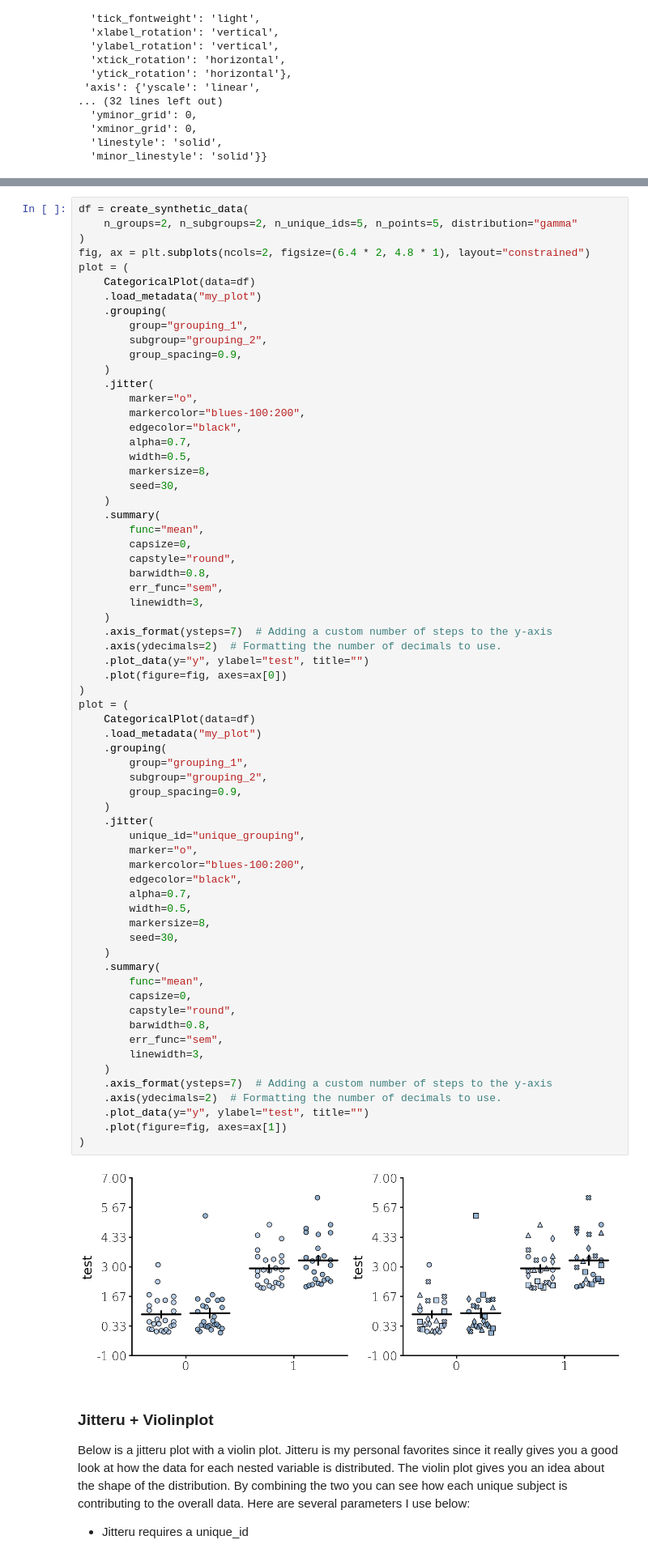
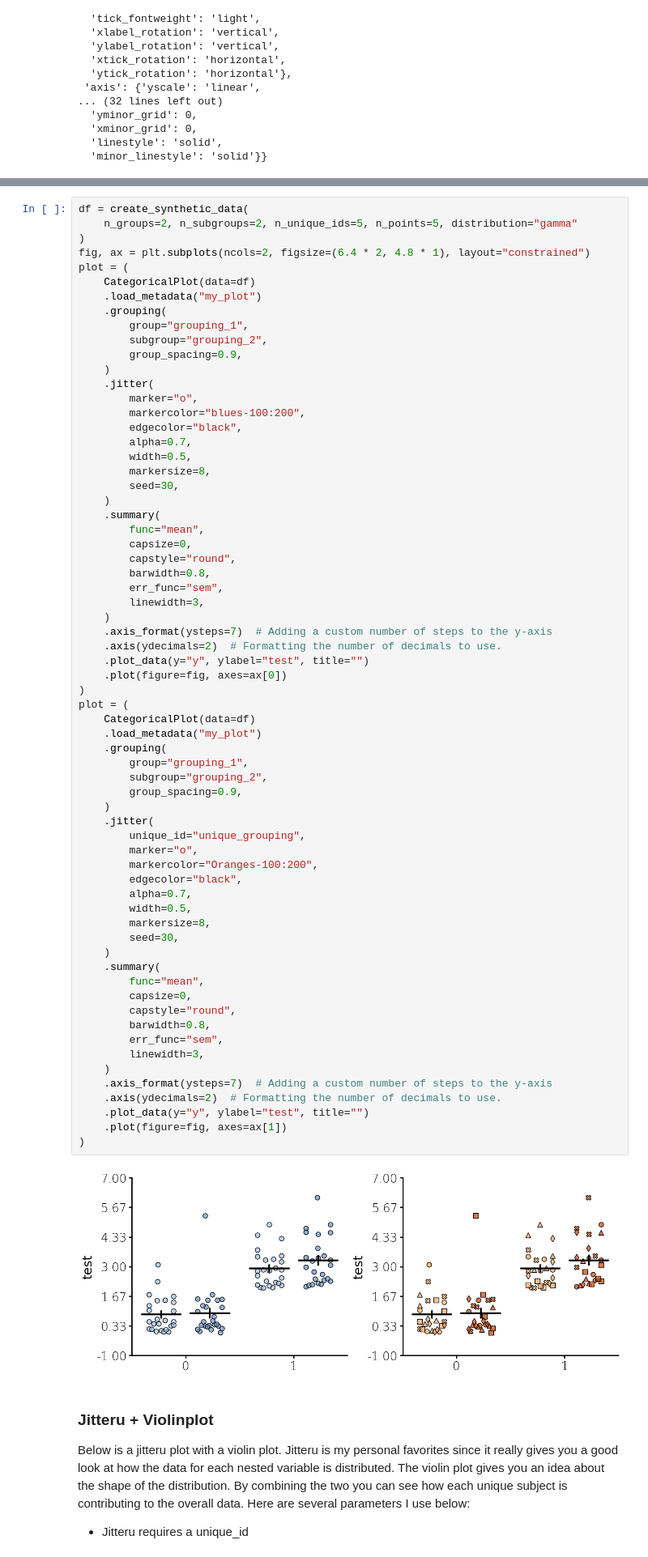
Before and after one commit to LarsHenrikNelson/lithos, a Jupyter notebook: README.ipynb, the cells around one changed output, grey strips where cells are left out. Shown at 81% size. Cells and saved outputs as stored; diff of their text form.

```diff
--- a/README.ipynb
+++ b/README.ipynb
@@ -170,35 +170,35 @@ plot = (
     CategoricalPlot(data=df)
     .load_metadata("my_plot")
     .grouping(
         group="grouping_1",
         subgroup="grouping_2",
         group_spacing=0.9,
     )
     .jitter(
         unique_id="unique_grouping",
         marker="o",
-        markercolor="blues-100:200",
+        markercolor="Oranges-100:200",
         edgecolor="black",
         alpha=0.7,
         width=0.5,
         markersize=8,
         seed=30,
     )
     .summary(
         func="mean",
         capsize=0,
         capstyle="round",
         barwidth=0.8,
         err_func="sem",
         linewidth=3,
     )
     .axis_format(ysteps=7)  # Adding a custom number of steps to the y-axis
     .axis(ydecimals=2)  # Formatting the number of decimals to use.
     .plot_data(y="y", ylabel="test", title="")
     .plot(figure=fig, axes=ax[1])
 )
 # %% [output]
-[figure, old version]
+[figure, new version]
 # %% [markdown]
 ### Jitteru + Violinplot
 Below is a jitteru plot with a violin plot. Jitteru is my personal favorites since it really gives you a good look at how the data for each nested variable is distributed. The violin plot gives you an idea about the shape of the distribution. By combining the two you can see how each unique subject is contributing to the overall data. Here are several parameters I use below:
```
Also changed, not shown: parts of 7 cells of this notebook, 19 other files.
